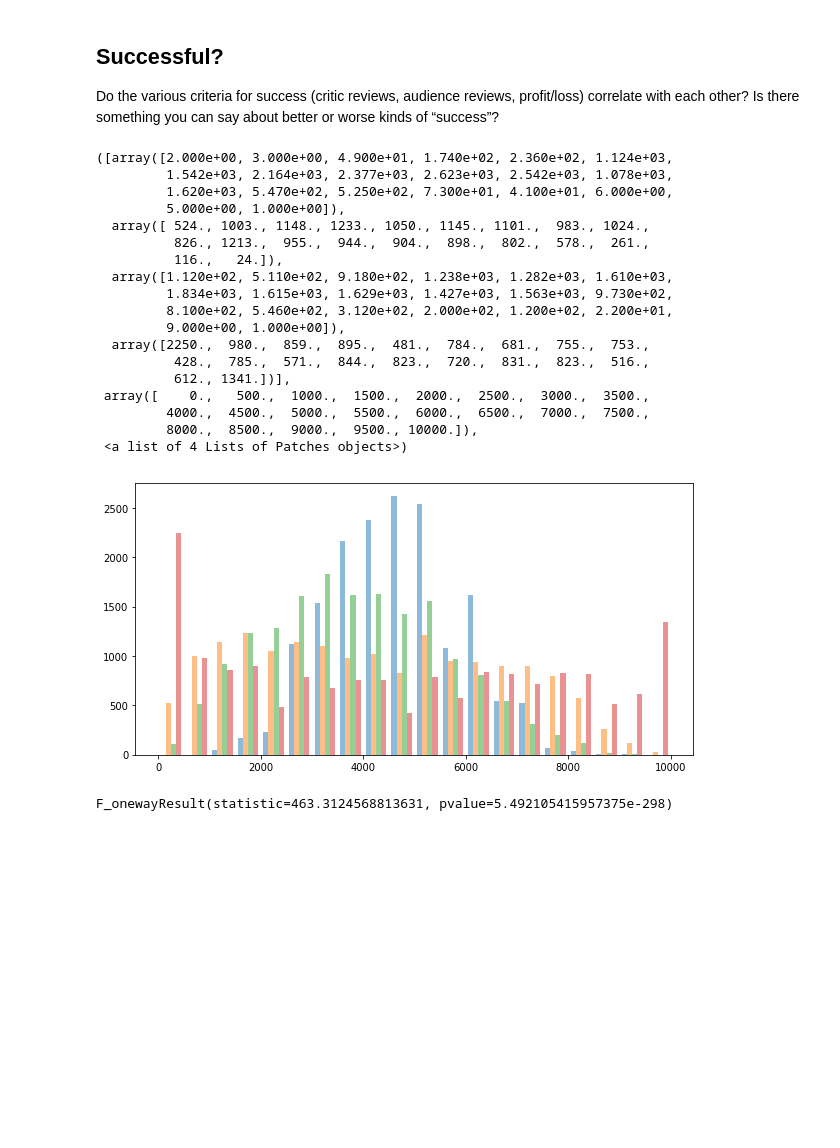
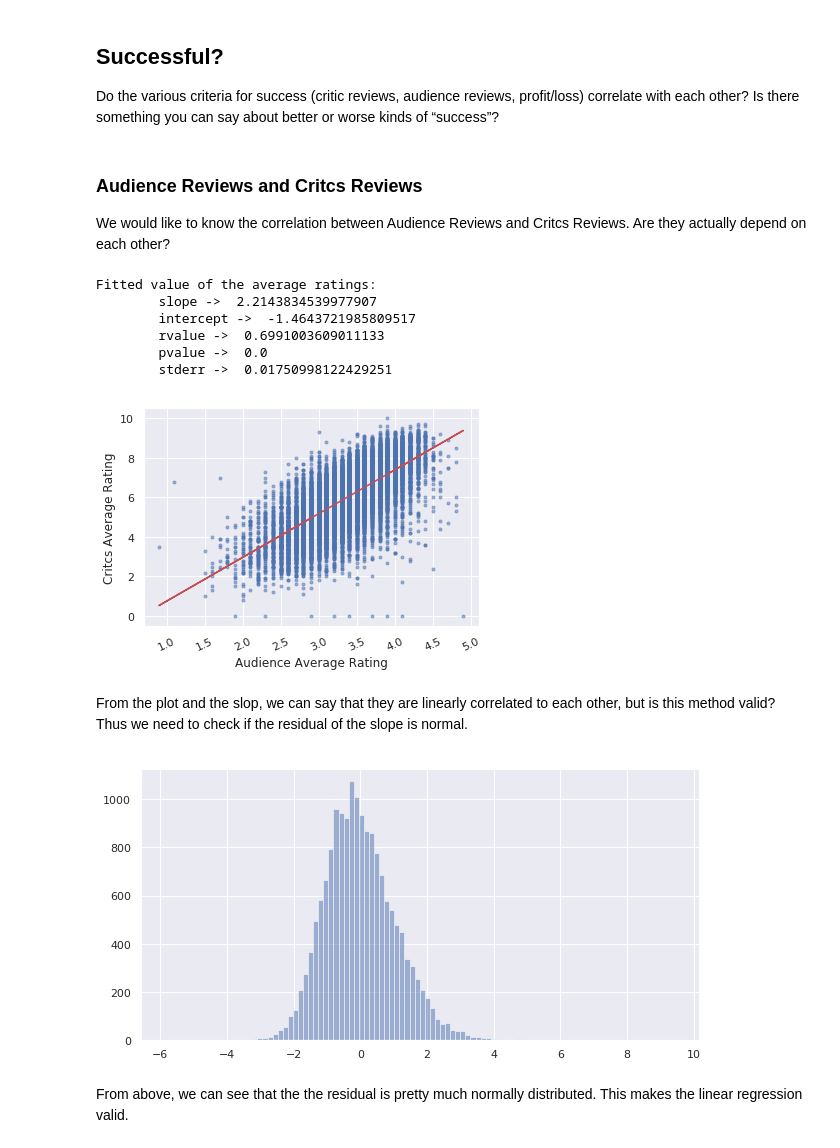
Before and after one commit to jmardjuki/cmpt353_project, a Jupyter notebook: project.ipynb, the cells around one changed output. Cells and saved outputs as stored; diff of their text form; code cells hidden in the pictures; blank space fills up the shorter version.

Commit message:
Linegress reviews

```diff
--- a/project.ipynb
+++ b/project.ipynb
@@ -13,8 +15,3 @@ rotten_df = pd.read_json("./data/rotten-tomatoes.json.gz", lines=True)
 # %% [markdown]
 ## Successful?
 Do the various criteria for success (critic reviews, audience reviews, profit/loss) correlate with each other? Is there something you can say about better or worse kinds of “success”?
-# %%
-# Scalarize to percent
-rotten_df = rotten_df.dropna() #!Is dropping na actually a good idea?
-rotten_df['audience_average'] = rotten_df['audience_average']/5*100
-rotten_df['critic_average'] = rotten_df['critic_average']/10*100
@@ -27,28 +18,49 @@ rotten_critPercent_Norm = np.square(rotten_df['critic_percent'])
+# %% [markdown]
+### Audience Reviews and Critcs Reviews
+We would like to know the correlation between Audience Reviews and Critcs Reviews. Are they actually depend on each other?
+# %%
+# Clean up
+initial_rotten_df = rotten_df.filter(['audience_average','critic_average'], axis=1)
+initial_rotten_df = initial_rotten_df.dropna()
+# %%
+# Average Ratings
+fit = stats.linregress(initial_rotten_df['audience_average'], initial_rotten_df['critic_average'])
+aud_critics_average = pd.DataFrame()
+aud_critics_average['audience_average'] = initial_rotten_df['audience_average']
+aud_critics_average['critic_average'] = aud_critics_average['audience_average']*fit.slope + fit.intercept
+print("Fitted value of the average ratings:",
+      "\n\tslope -> ", str(fit.slope),
+      "\n\tintercept -> ", str(fit.intercept),
+      "\n\trvalue -> ", str(fit.rvalue),
+      "\n\tpvalue -> ", str(fit.pvalue),
+      "\n\tstderr -> ", str(fit.stderr)
+     )
+# %% [output]
+Fitted value of the average ratings:
+        slope ->  2.2143834539977907
+        intercept ->  -1.4643721985809517
+        rvalue ->  0.6991003609011133
+        pvalue ->  0.0
+        stderr ->  0.01750998122429251
+# %%
+# General trend: Is it linear?
+seaborn.set(style="darkgrid")
+linegress = plt.xticks(rotation=25)
+linegress = plt.ylabel("Critcs Average Rating")
+linegress = plt.xlabel("Audience Average Rating")
+linegress = plt.plot(initial_rotten_df['audience_average'], initial_rotten_df['critic_average'], 'b.', alpha=0.5)
+linegress = plt.plot(aud_critics_average['audience_average'].values,
+                     aud_critics_average['critic_average'].values, 'r-', alpha=1)
+# %% [output]
+[figure, added]
+# %% [markdown]
+From the plot and the slop, we can say that they are linearly correlated to each other, but is this method valid? Thus we need to check if the residual of the slope is normal.
+# %%
+aud_critics_average['residual'] = aud_critics_average['critic_average'] - initial_rotten_df['critic_average']
 # %%
-plt.figure(figsize=(10, 5))
-plt.hist((rotten_audAvg_Norm, rotten_audPercent_Norm, rotten_critAvg_Norm, rotten_critPercent_Norm), alpha=0.5, bins=20)
+hist_res = plt.figure(figsize=(10, 5))
+hist_res = plt.hist(aud_critics_average['residual'], alpha=0.5, bins=100)
 # %% [output]
-([array([2.000e+00, 3.000e+00, 4.900e+01, 1.740e+02, 2.360e+02, 1.124e+03,
-         1.542e+03, 2.164e+03, 2.377e+03, 2.623e+03, 2.542e+03, 1.078e+03,
-         1.620e+03, 5.470e+02, 5.250e+02, 7.300e+01, 4.100e+01, 6.000e+00,
-         5.000e+00, 1.000e+00]),
-  array([ 524., 1003., 1148., 1233., 1050., 1145., 1101.,  983., 1024.,
-          826., 1213.,  955.,  944.,  904.,  898.,  802.,  578.,  261.,
-          116.,   24.]),
-  array([1.120e+02, 5.110e+02, 9.180e+02, 1.238e+03, 1.282e+03, 1.610e+03,
-         1.834e+03, 1.615e+03, 1.629e+03, 1.427e+03, 1.563e+03, 9.730e+02,
-         8.100e+02, 5.460e+02, 3.120e+02, 2.000e+02, 1.200e+02, 2.200e+01,
-         9.000e+00, 1.000e+00]),
-  array([2250.,  980.,  859.,  895.,  481.,  784.,  681.,  755.,  753.,
-          428.,  785.,  571.,  844.,  823.,  720.,  831.,  823.,  516.,
-          612., 1341.])],
- array([    0.,   500.,  1000.,  1500.,  2000.,  2500.,  3000.,  3500.,
-         4000.,  4500.,  5000.,  5500.,  6000.,  6500.,  7000.,  7500.,
-         8000.,  8500.,  9000.,  9500., 10000.]),
- <a list of 4 Lists of Patches objects>)
-[figure, old version]
+[figure, new version]
-# %%
-anova = stats.f_oneway(rotten_df['audience_average'], rotten_df['audience_percent'], rotten_df['critic_average'], rotten_df['critic_percent'])
-print(anova)
-# %% [output]
-F_onewayResult(statistic=463.3124568813631, pvalue=5.492105415957375e-298)
+# %% [markdown]
+From above, we can see that the the residual is pretty much normally distributed. This makes the linear regression valid.
```
Also changed, not shown: parts of 11 cells of this notebook.
